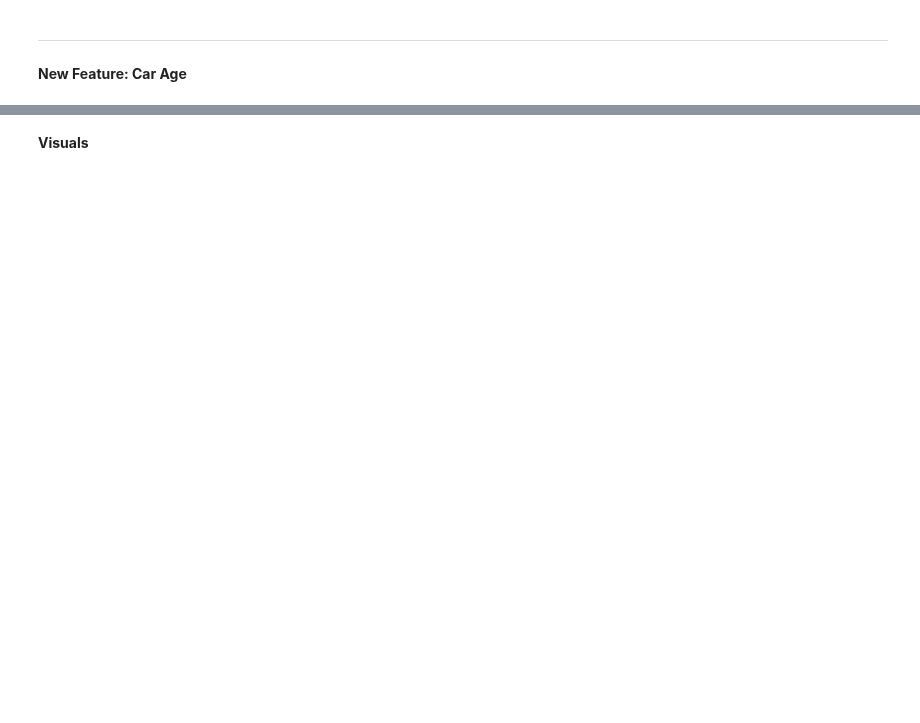
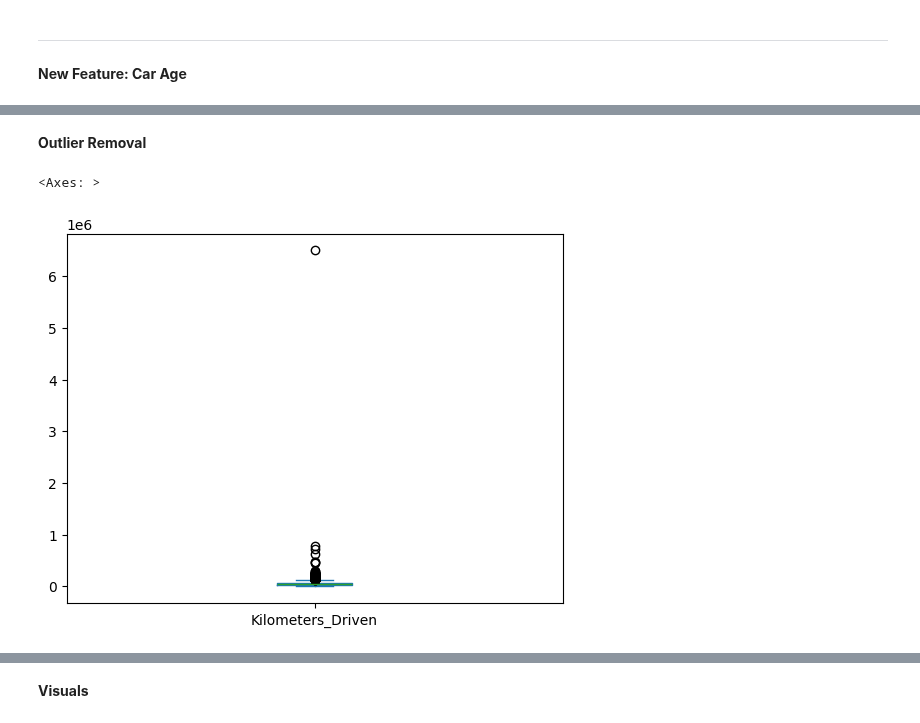
Before and after one commit to safakan/CCTB_repo_safak_atakan_celik, a Jupyter notebook: DEA113/Assignment4/Assignment4_EDA_Kaggle.ipynb, the cells around one changed output, grey strips where cells are left out. Cells and saved outputs as stored; diff of their text form; code cells hidden in the pictures; blank space fills up the shorter version.

```diff
--- a/DEA113/Assignment4/Assignment4_EDA_Kaggle.ipynb
+++ b/DEA113/Assignment4/Assignment4_EDA_Kaggle.ipynb
@@ -456,3 +506,31 @@ data.head()
+# %%
+# Price field was not indicating any currencies, but based on comparisons with the new prices and internet lookups
+# the most reasonable assumption seems like Lakh.
+# As long as the they're consistent within themselves the numerical values would be meaningful.
+# data.rename(columns={"Price": "Price_Lakh"}, inplace=True) # just for documentation purposes.
+
+
+# FILLING MISSING VALUES
+# data["Price_Lakh"].plot(kind="line")
+# data["Price_Lakh"].plot(kind="box")
+
+# print(f"""
+# mean: {data["Price_Lakh"].mean()}
+# median: {data["Price_Lakh"].median()}
+# mod: {data["Price_Lakh"].mode()[0]}
+# """)
+## mean: 9.455169804976464
+## median: 5.65
+## mod: 4.5
+
+
+# The decision here is to drop records instead of filling.
+## Price is a quite influential field in a used car dataset.
+## 17 percent missing data is not small, and if we fill that with even mod it can harm the results.
+### this data can be further cleaned and investigated, if we fill now it might show extremely unusual prices.
+### additionally, this is a field that is always has a flexibility/independence from other fields due to people posting whatever price they want. It's not completely independent, but it is a risky field to make assumptions.
+
+data = data.dropna(subset=['Price'])
 # %% [markdown]
 ---
 # %% [markdown]
@@ -468,0 +628,19 @@ data['Car_Age']=date.today().year-data['Year']
+# %% [markdown]
+**Outlier Removal**
+# %%
+## This attempt is postponed due to meet the deadlines. The data will have some outliers.
+# I will try to interpret carefully and work on the side to remove outliers from the dataset, and will think about moving this step before filling missing values.
+
+
+# data["Kilometers_Driven"].sort_values(ascending=False)
+# Q1 = data["Kilometers_Driven"].quantile(0.25)
+# Q3 = data["Kilometers_Driven"].quantile(0.75)
+# IQR = Q3 - Q1
+# filtered = (data["Kilometers_Driven"] >= Q1 - 1.5 * IQR) & (data["Kilometers_Driven"] <= Q3 + 1.5 *IQR)
+# # filtered.value_counts()
+
+
+data["Kilometers_Driven"].plot(kind="box")
+# %% [output]
+<Axes: >
+[figure, added]
```
Also changed, not shown: parts of 35 cells of this notebook.
